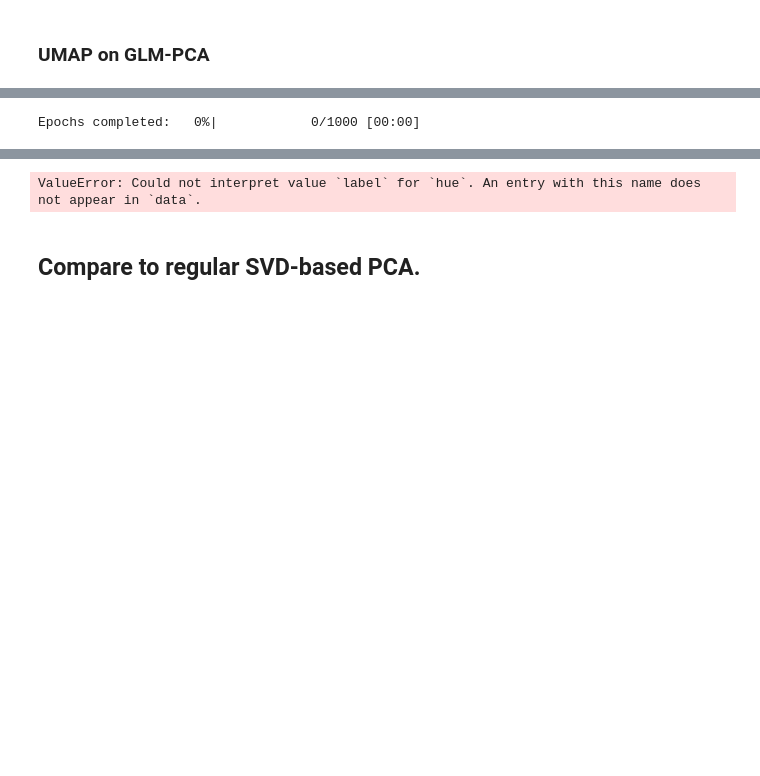
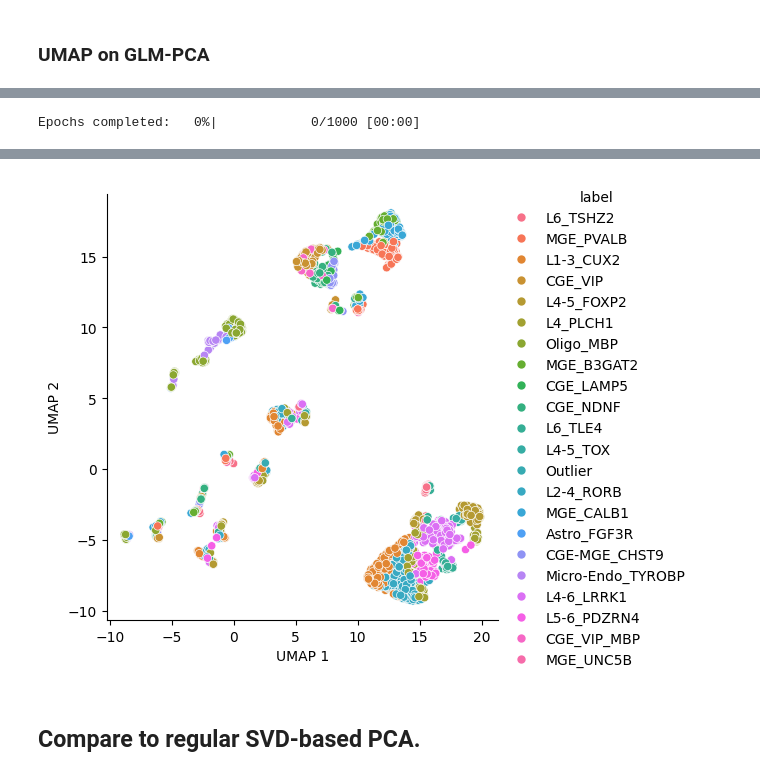
Before and after one commit to bhardwaj-lab/sincei, a Jupyter notebook: docs/content/tutorials/snmCATseq_glmPCA_analysis.ipynb, the cells around one changed output, grey strips where cells are left out. Drawn from its saved outputs; the diff is of its cells as text; code cells hidden in the pictures; blank space fills up the shorter version.

```diff
--- a/docs/content/tutorials/snmCATseq_glmPCA_analysis.ipynb
+++ b/docs/content/tutorials/snmCATseq_glmPCA_analysis.ipynb
@@ -113,10 +116,10 @@ umap_embeddings = pd.DataFrame(
     _umap_clf.fit_transform(X_project.detach().numpy()),
     columns=['UMAP 1', 'UMAP 2']
 ).reset_index()
-#umap_embeddings['label'] = cell_labels['snmCAT-seq Baseline Cluster'].values
+umap_embeddings['label'] = cell_labels['snmC2T-seq Baseline Cluster'].values
 
 g = sns.relplot(data=umap_embeddings, x='UMAP 1', y='UMAP 2',hue='label')
-figure_name = 'UMAP_glm_pca_%s_metric_%s_%s%s'%(
+figure_name = 'UMAP_glm_pca_%s_metric_%s_%s'%(
     n_pc,
     metric,
     family
@@ -142,4 +145,4 @@ Thu Jul 25 18:58:07 2024 Finished embedding
-ValueError: Could not interpret value `label` for `hue`. An entry with this name does not appear in `data`.
+[figure, added]
 # %% [markdown]
 ## Compare to regular SVD-based PCA.
 # %%
```
Also changed, not shown: parts of 6 cells of this notebook, 1 other file.
